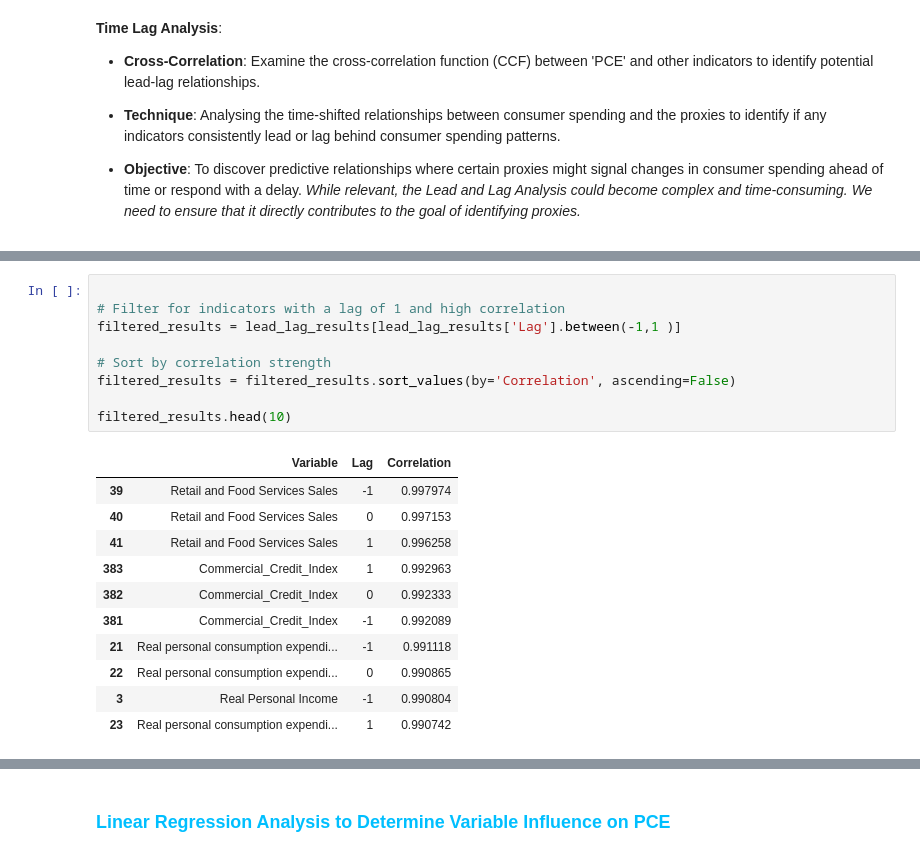
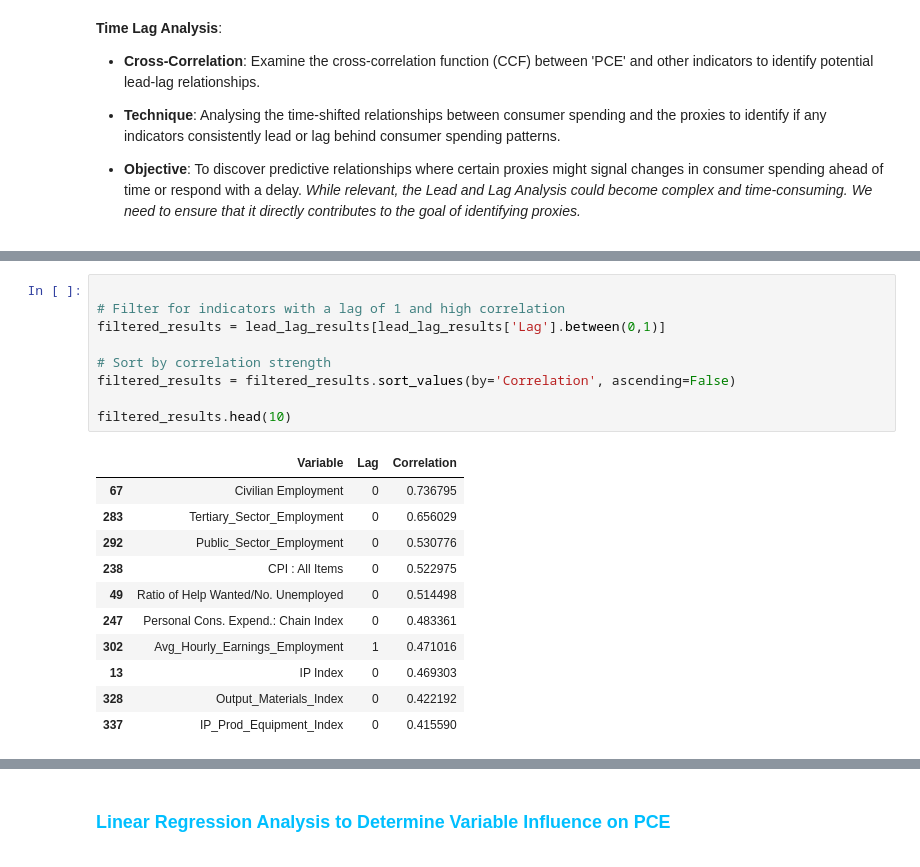
Before and after one commit to janjannagtegaal/NowCasting-M1, a Jupyter notebook: [2]M1_Analysis.ipynb, the cells around one changed output, grey strips where cells are left out. Saved outputs shown, nothing was run; the diff lists cells and outputs as text.

```diff
--- a/[2]M1_Analysis.ipynb
+++ b/[2]M1_Analysis.ipynb
@@ -462,24 +422,24 @@ print(lead_lag_results.sort_values(by='Correlation', ascending=False))
 # %%
 
 # Filter for indicators with a lag of 1 and high correlation
-filtered_results = lead_lag_results[lead_lag_results['Lag'].between(-1,1 )]
+filtered_results = lead_lag_results[lead_lag_results['Lag'].between(0,1)]
 
 # Sort by correlation strength
 filtered_results = filtered_results.sort_values(by='Correlation', ascending=False)
 
 filtered_results.head(10)
 # %% [output]
 |  | Variable | Lag | Correlation |
-| 39 | Retail and Food Services Sales | -1 | 0.997974 |
-| 40 | Retail and Food Services Sales | 0 | 0.997153 |
-| 41 | Retail and Food Services Sales | 1 | 0.996258 |
-| 383 | Commercial_Credit_Index | 1 | 0.992963 |
-| 382 | Commercial_Credit_Index | 0 | 0.992333 |
-| 381 | Commercial_Credit_Index | -1 | 0.992089 |
-| 21 | Real personal consumption expendi... | -1 | 0.991118 |
-| 22 | Real personal consumption expendi... | 0 | 0.990865 |
-| 3 | Real Personal Income | -1 | 0.990804 |
-| 23 | Real personal consumption expendi... | 1 | 0.990742 |
+| 67 | Civilian Employment | 0 | 0.736795 |
+| 283 | Tertiary_Sector_Employment | 0 | 0.656029 |
+| 292 | Public_Sector_Employment | 0 | 0.530776 |
+| 238 | CPI : All Items | 0 | 0.522975 |
+| 49 | Ratio of Help Wanted/No. Unemployed | 0 | 0.514498 |
+| 247 | Personal Cons. Expend.: Chain Index | 0 | 0.483361 |
+| 302 | Avg_Hourly_Earnings_Employment | 1 | 0.471016 |
+| 13 | IP Index | 0 | 0.469303 |
+| 328 | Output_Materials_Index | 0 | 0.422192 |
+| 337 | IP_Prod_Equipment_Index | 0 | 0.415590 |
 # %%
 # Extract variable names from the filtered results
 variables_for_nowcasting = filtered_results['Variable'].unique().tolist()
```
Also changed, not shown: parts of 19 cells of this notebook, 11 other files.
